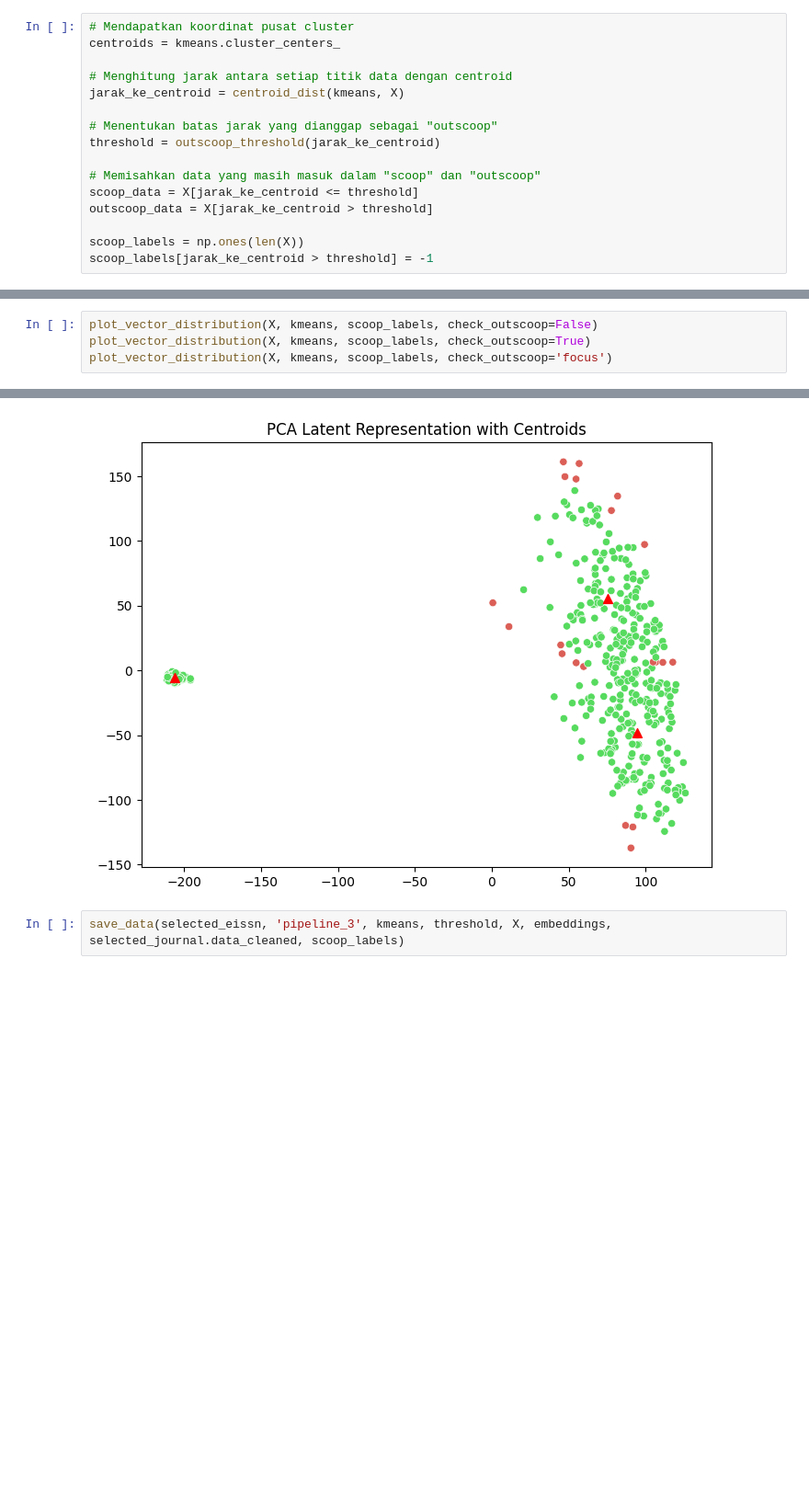
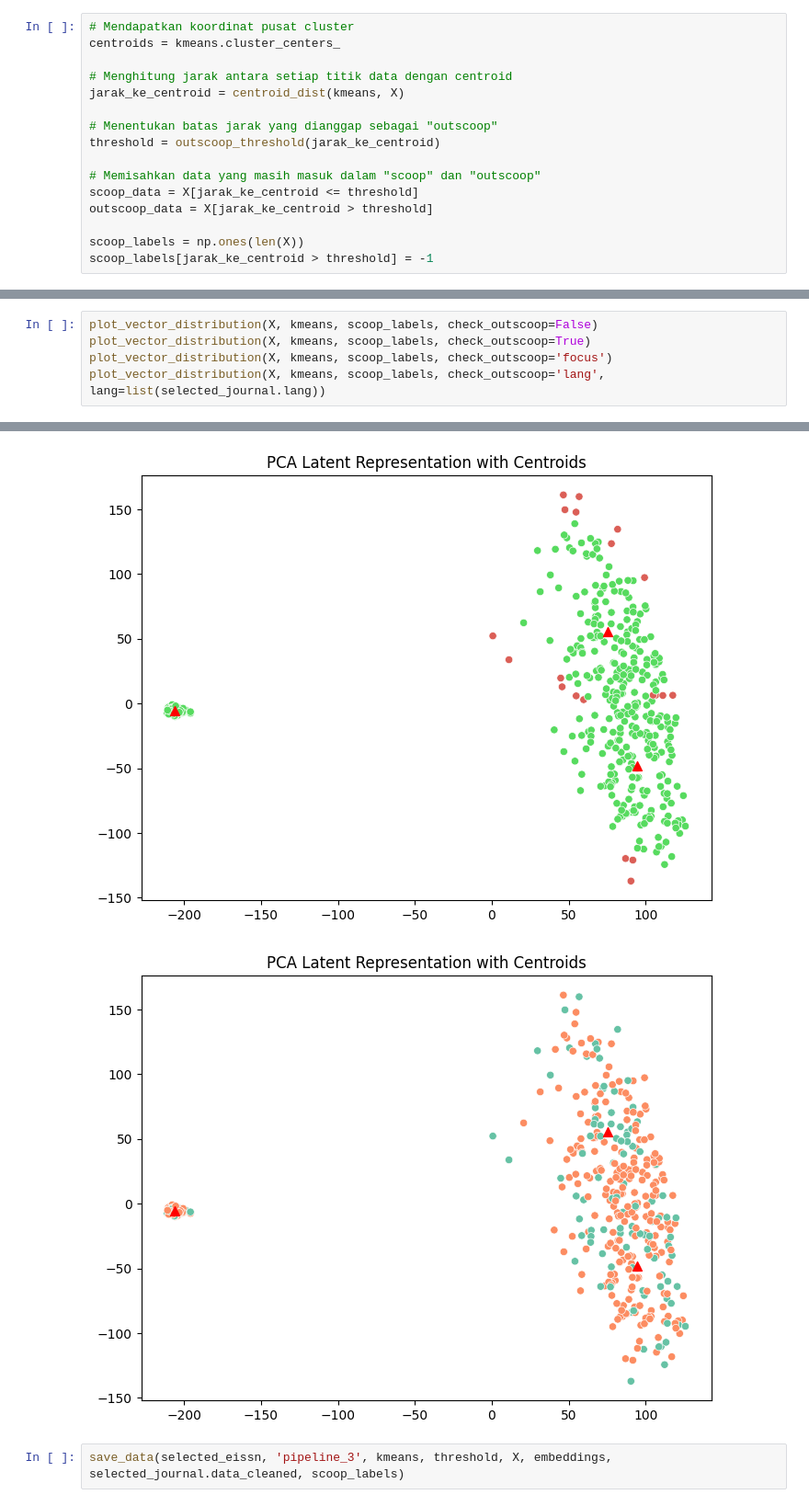
Before and after one commit to rarmnsyah/Journal-Clustering-2, a Jupyter notebook: cluster_pipeline_3.ipynb, the cells around one changed output, grey strips where cells are left out. Shown at 92% size. Drawn from its saved outputs; the diff is of its cells as text; blank space fills up the shorter version.

Commit message:
modified plot functions

```diff
--- a/cluster_pipeline_3.ipynb
+++ b/cluster_pipeline_3.ipynb
@@ -347,11 +287,13 @@ scoop_labels[jarak_ke_centroid > threshold] = -1
 # %%
 plot_vector_distribution(X, kmeans, scoop_labels, check_outscoop=False)
 plot_vector_distribution(X, kmeans, scoop_labels, check_outscoop=True)
 plot_vector_distribution(X, kmeans, scoop_labels, check_outscoop='focus')
+plot_vector_distribution(X, kmeans, scoop_labels, check_outscoop='lang', lang=list(selected_journal.lang))
 # %% [output]
 [figure]
 [figure]
 [figure]
+[figure, added]
 # %%
 save_data(selected_eissn, 'pipeline_3', kmeans, threshold, X, embeddings, selected_journal.data_cleaned, scoop_labels)
 # %% [output]
```
Also changed, not shown: parts of 7 cells of this notebook, 2 other files.
